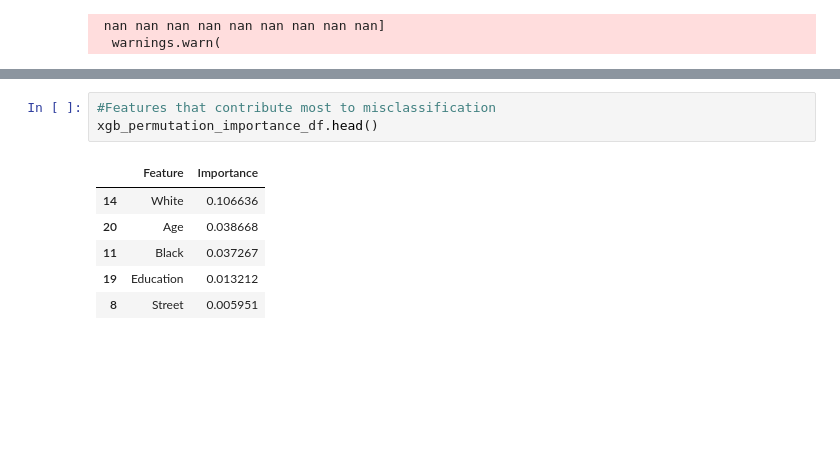
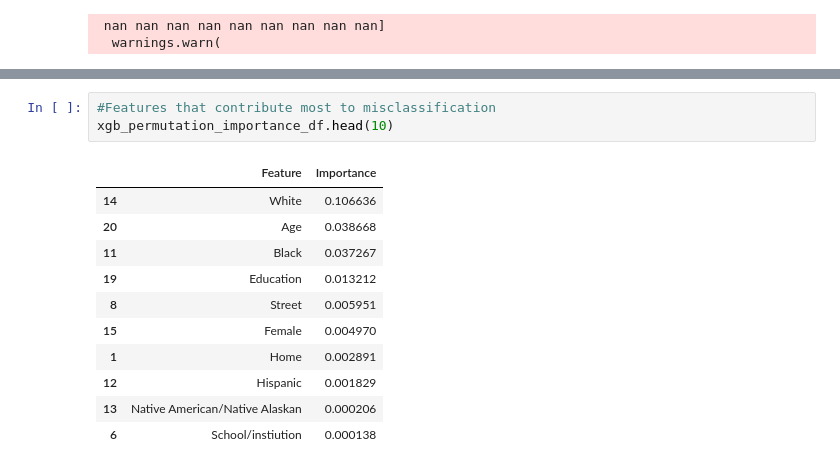
Before and after one commit to ahuang28/cs3244_final_project, a Jupyter notebook: code.ipynb, the cells around one changed output, grey strips where cells are left out. Cells and saved outputs as stored; diff of their text form; blank space fills up the shorter version.

```diff
--- a/code.ipynb
+++ b/code.ipynb
@@ -959,10 +1006,15 @@ xgb_importance_df
 # %%
 #Features that contribute most to misclassification
-xgb_permutation_importance_df.head()
+xgb_permutation_importance_df.head(10)
 # %% [output]
 |  | Feature | Importance |
 | 14 | White | 0.106636 |
 | 20 | Age | 0.038668 |
 | 11 | Black | 0.037267 |
 | 19 | Education | 0.013212 |
 | 8 | Street | 0.005951 |
+| 15 | Female | 0.004970 |
+| 1 | Home | 0.002891 |
+| 12 | Hispanic | 0.001829 |
+| 13 | Native American/Native Alaskan | 0.000206 |
+| 6 | School/instiution | 0.000138 |
```
Also changed, not shown: parts of 4 cells of this notebook.
